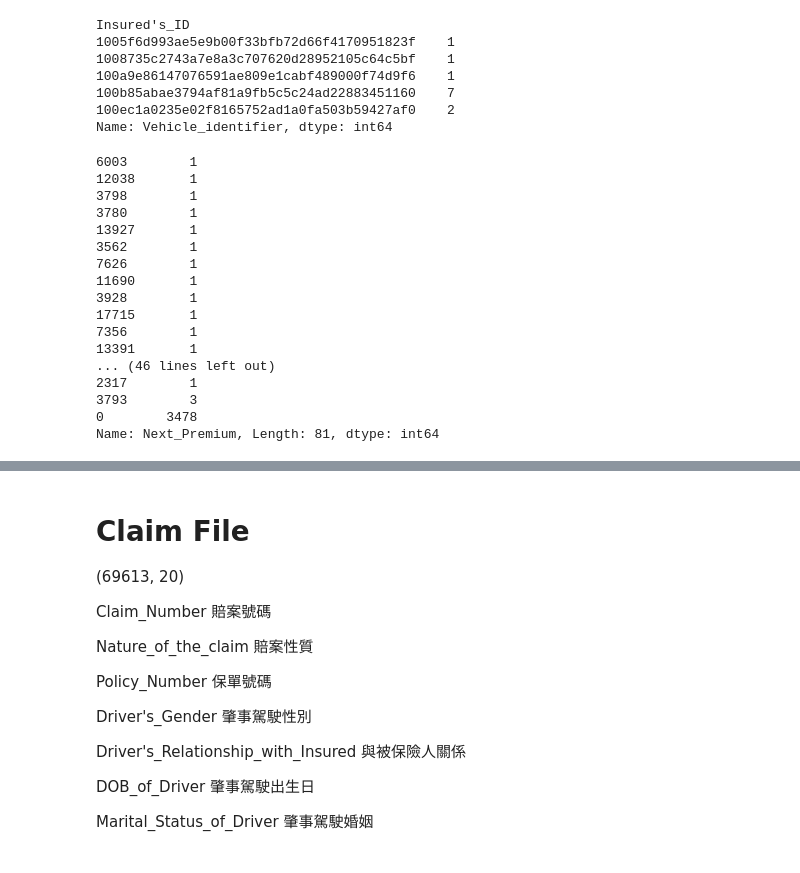
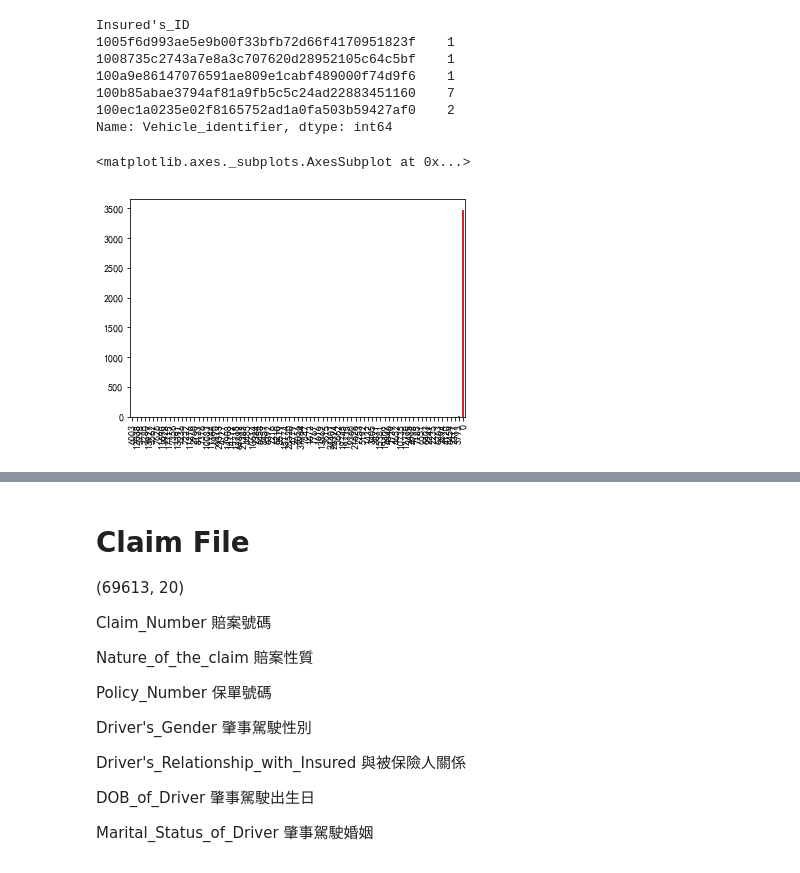
Before and after one commit to taipingeric/tbddd, a Jupyter notebook: EDA.ipynb, the cells around one changed output, grey strips where cells are left out. Drawn from its saved outputs; the diff is of its cells as text; code cells hidden in the pictures.

```diff
--- a/EDA.ipynb
+++ b/EDA.ipynb
@@ -971,23 +976,8 @@ Name: Vehicle_identifier, dtype: int64
 # %%
 # 確認一下coverge  -負號 是不是 next premium就0了
 Coverage_less_0 = df_policy[df_policy.Coverage_Deductible_if_applied < 0].Policy_Number
-df_training[df_training['Policy_Number'].isin(Coverage_less_0)].Next_Premium.value_counts().sort_values()
-# .plot.bar()
+df_training[df_training['Policy_Number'].isin(Coverage_less_0)].Next_Premium.value_counts().sort_values().plot.bar()
+# 3478/3560 converage < 0 -> next premium = 0
 # %% [output]
-6003        1
-12038       1
-3798        1
-3780        1
-13927       1
-3562        1
-7626        1
-11690       1
-3928        1
-17715       1
-7356        1
-13391       1
-... (46 lines left out)
-2317        1
-3793        3
-0        3478
-Name: Next_Premium, Length: 81, dtype: int64
+<matplotlib.axes._subplots.AxesSubplot at 0x...>
+[figure, added]
```
Also changed, not shown: parts of 3 cells of this notebook.
